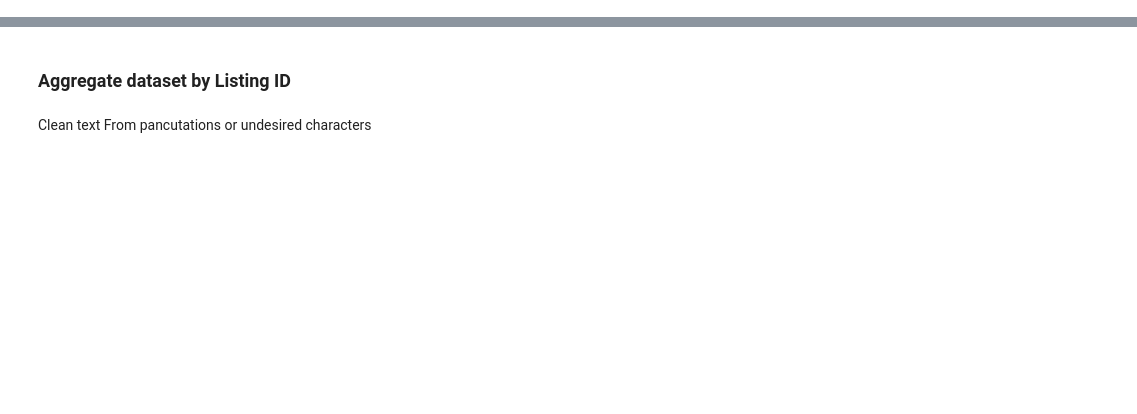
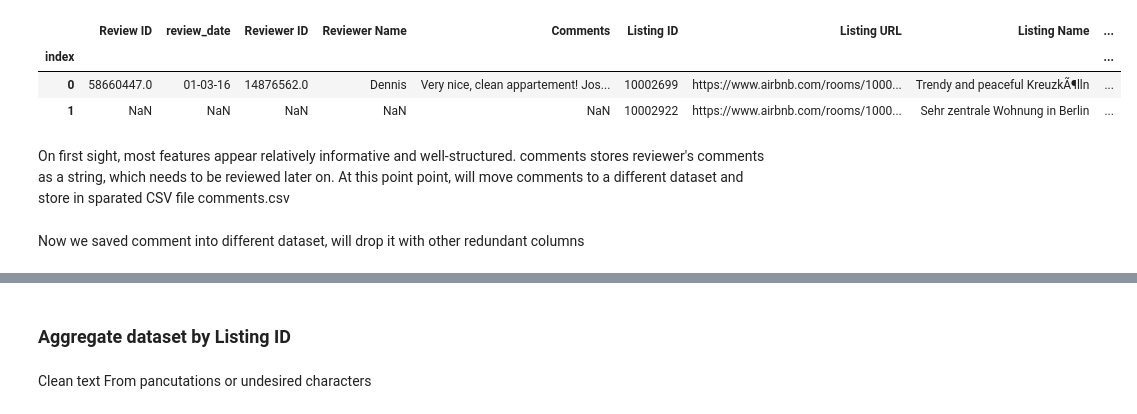
Before and after one commit to hajyhia/Airbnb_Berlin_Price_predic, a Jupyter notebook: Airbnb_Berlin_Price_Predict_Prep.ipynb, the cells around one changed output, grey strips where cells are left out. Drawn from its saved outputs; the diff is of its cells as text; code cells hidden in the pictures; blank space fills up the shorter version.

```diff
--- a/Airbnb_Berlin_Price_Predict_Prep.ipynb
+++ b/Airbnb_Berlin_Price_Predict_Prep.ipynb
@@ -47 +94,12 @@ dtypes: float64(15), int64(7), object(25)
 memory usage: 163.9+ MB
+# %%
+# Display head(2) of remaining "df"
+df.head(2)
+# %% [output]
+|  | Review ID | review_date | Reviewer ID | Reviewer Name | Comments | Listing ID | Listing URL | Listing Name | ... |
+| index |  |  |  |  |  |  |  |  | ... |
+| 0 | 58660447.0 | 01-03-16 | 14876562.0 | Dennis | Very nice, clean appartement! Jos... | 10002699 | https://www.airbnb.com/rooms/1000... | Trendy and peaceful KreuzkÃ¶lln | ... |
+| 1 | NaN | NaN | NaN | NaN | NaN | 10002922 | https://www.airbnb.com/rooms/1000... | Sehr zentrale Wohnung in Berlin | ... |
+# %% [markdown]
+On first sight, most features appear relatively informative and well-structured. comments stores reviewer's comments as a string, which needs to be reviewed later on.
+At this point point, will move comments to a different dataset and store in sparated CSV file comments.csv
@@ -47,0 +109,2 @@ memory usage: 163.9+ MB
+# %% [markdown]
+Now we saved comment into different dataset, will drop it with other redundant columns
```
Also changed, not shown: parts of 53 cells of this notebook.
